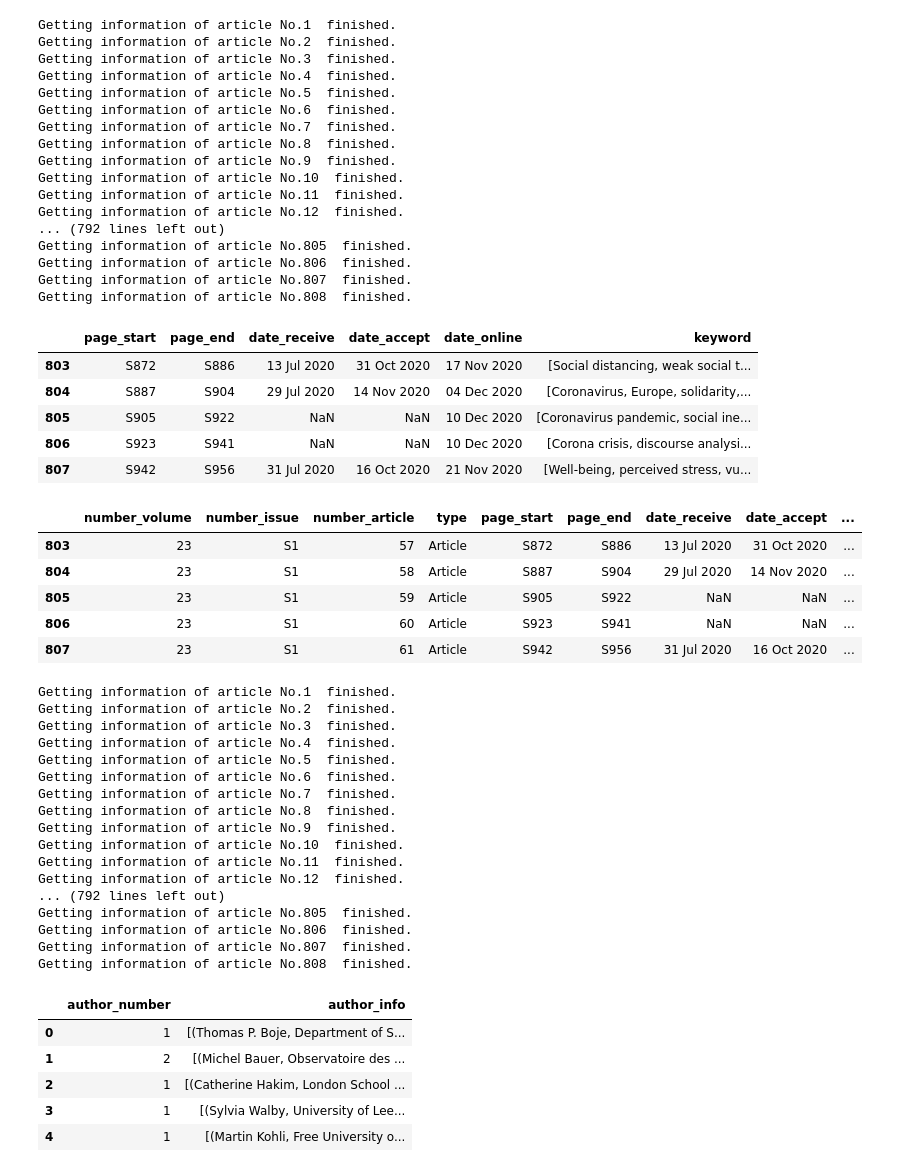
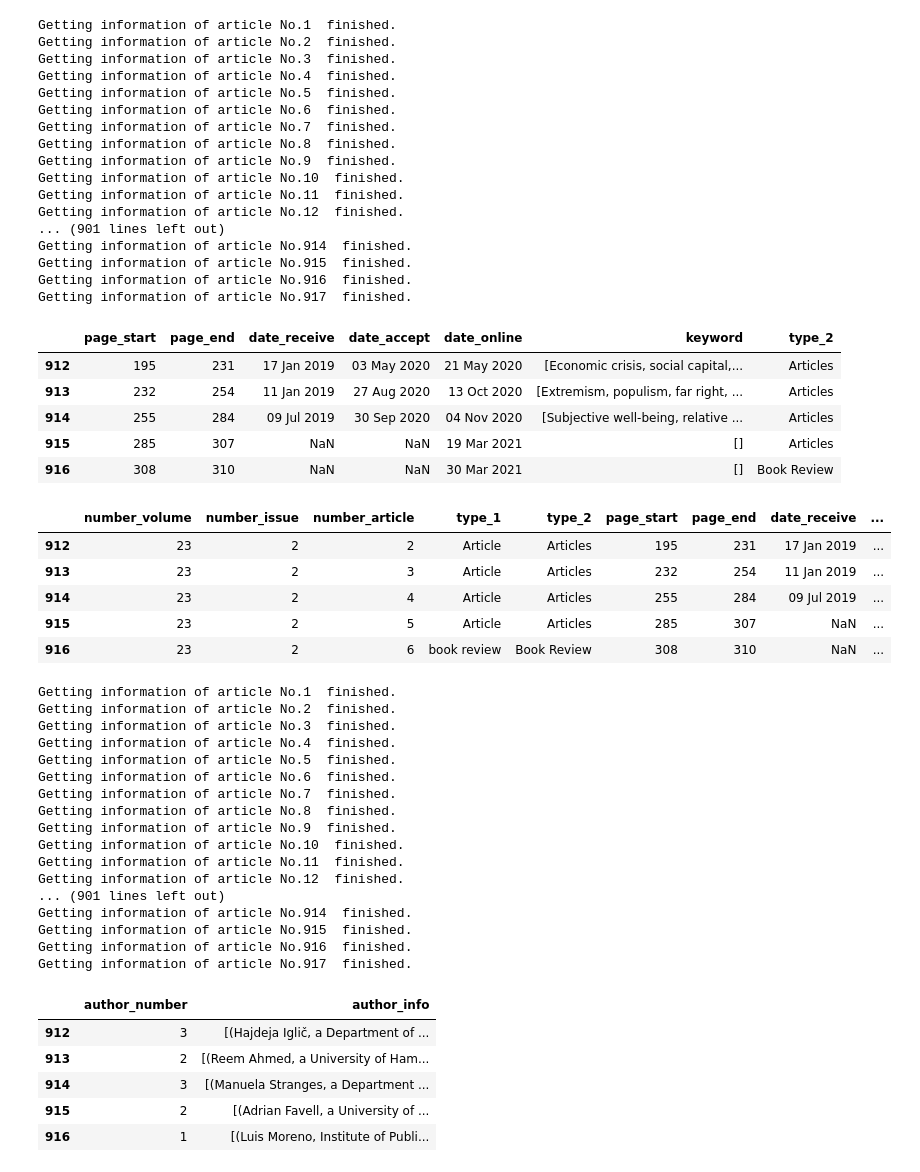
Before and after one commit to savourdxl/PopStudies_Review, a Jupyter notebook: code/step1_crawling data_information.ipynb, the cells around one changed output. Drawn from its saved outputs; the diff is of its cells as text; code cells hidden in the pictures.

```diff
--- a/code/step1_crawling data_information.ipynb
+++ b/code/step1_crawling data_information.ipynb
@@ -37,19 +37,22 @@ def get_info(i):
     web_content = response.content
     bs_obj=BeautifulSoup(web_content,'lxml').body
 
-    info_1 = pd.DataFrame(columns=["page_start","page_end","date_receive",
+    info_1 = pd.DataFrame(columns=["type_2", "page_start","page_end","date_receive",
                                    "date_accept","date_online","keyword"])
+
+    # type_2
+    type_2 = bs_obj.find_all(name='div', attrs={"class":"toc-heading"})[0].h3.string.strip('\n')
 
     # page
     try:
         page_str = bs_obj.find_all(name='span', attrs={"class":"contentItemPageRange"})[0].string
 
-        page_start = re.findall(r"Pages ([A-Za-z]?[0-9]+)-", page_str)[0]
-        page_end = re.findall(r"-([A-Za-z]?[0-9]+)\n", page_str)[0]
+        page_start = re.findall(r"Pages ([A-Za-z0-9]*)-", page_str)[0]
+        page_end = re.findall(r"-([A-Za-z0-9]*)\n", page_str)[0]
 
     except:
         try:
-            page_start = re.findall(r"Page ([A-Za-z]?[0-9]+)\n", page_str)[0]
+            page_start = re.findall(r"Page ([A-Za-z0-9]*)\n", page_str)[0]
             page_end = page_start
         except:
             page_start = np.nan
@@ -86,7 +89,7 @@ def get_info(i):
         keyword = []
 
     # add information
-    info_1.loc[i] = [page_start, page_end, date_receive, date_accept, date_online, keyword]
+    info_1.loc[i] = [type_2, page_start, page_end, date_receive, date_accept, date_online, keyword]
 
     return info_1
 # %%
@@ -112,33 +115,34 @@ Getting information of article No.9  finished.
 Getting information of article No.10  finished.
 Getting information of article No.11  finished.
 Getting information of article No.12  finished.
-... (792 lines left out)
-Getting information of article No.805  finished.
-Getting information of article No.806  finished.
-Getting information of article No.807  finished.
-Getting information of article No.808  finished.
+... (901 lines left out)
+Getting information of article No.914  finished.
+Getting information of article No.915  finished.
+Getting information of article No.916  finished.
+Getting information of article No.917  finished.
 # %%
 info_1_all.to_csv(path+'\\info\\info_1_o.csv',index=False,sep=',')
 info_1_all.tail()
 # %% [output]
-|  | page_start | page_end | date_receive | date_accept | date_online | keyword |
-| 803 | S872 | S886 | 13 Jul 2020 | 31 Oct 2020 | 17 Nov 2020 | [Social distancing, weak social t... |
-| 804 | S887 | S904 | 29 Jul 2020 | 14 Nov 2020 | 04 Dec 2020 | [Coronavirus, Europe, solidarity,... |
-| 805 | S905 | S922 | NaN | NaN | 10 Dec 2020 | [Coronavirus pandemic, social ine... |
-| 806 | S923 | S941 | NaN | NaN | 10 Dec 2020 | [Corona crisis, discourse analysi... |
-| 807 | S942 | S956 | 31 Jul 2020 | 16 Oct 2020 | 21 Nov 2020 | [Well-being, perceived stress, vu... |
+|  | page_start | page_end | date_receive | date_accept | date_online | keyword | type_2 |
+| 912 | 195 | 231 | 17 Jan 2019 | 03 May 2020 | 21 May 2020 | [Economic crisis, social capital,... | Articles |
+| 913 | 232 | 254 | 11 Jan 2019 | 27 Aug 2020 | 13 Oct 2020 | [Extremism, populism, far right, ... | Articles |
+| 914 | 255 | 284 | 09 Jul 2019 | 30 Sep 2020 | 04 Nov 2020 | [Subjective well-being, relative ... | Articles |
+| 915 | 285 | 307 | NaN | NaN | 19 Mar 2021 | [] | Articles |
+| 916 | 308 | 310 | NaN | NaN | 30 Mar 2021 | [] | Book Review |
 # %%
 # put information 0 and information 1 together (new information 1)
+info_1_all = info_1_all[["type_2","page_start","page_end","date_receive","date_accept","date_online","keyword"]]
 info_1_0 = pd.concat([info_0, info_1_all], axis=1)
 info_1_0.to_csv(path+'\\info\\info_1.csv',index=False,sep=',')
 info_1_0.tail()
 # %% [output]
-|  | number_volume | number_issue | number_article | type | page_start | page_end | date_receive | date_accept | ... |
-| 803 | 23 | S1 | 57 | Article | S872 | S886 | 13 Jul 2020 | 31 Oct 2020 | ... |
-| 804 | 23 | S1 | 58 | Article | S887 | S904 | 29 Jul 2020 | 14 Nov 2020 | ... |
-| 805 | 23 | S1 | 59 | Article | S905 | S922 | NaN | NaN | ... |
-| 806 | 23 | S1 | 60 | Article | S923 | S941 | NaN | NaN | ... |
-| 807 | 23 | S1 | 61 | Article | S942 | S956 | 31 Jul 2020 | 16 Oct 2020 | ... |
+|  | number_volume | number_issue | number_article | type_1 | type_2 | page_start | page_end | date_receive | ... |
+| 912 | 23 | 2 | 2 | Article | Articles | 195 | 231 | 17 Jan 2019 | ... |
+| 913 | 23 | 2 | 3 | Article | Articles | 232 | 254 | 11 Jan 2019 | ... |
+| 914 | 23 | 2 | 4 | Article | Articles | 255 | 284 | 09 Jul 2019 | ... |
+| 915 | 23 | 2 | 5 | Article | Articles | 285 | 307 | NaN | ... |
+| 916 | 23 | 2 | 6 | book review | Book Review | 308 | 310 | NaN | ... |
 # %%
 # part 2: information 2
 
@@ -217,21 +221,21 @@ Getting information of article No.9  finished.
 Getting information of article No.10  finished.
 Getting information of article No.11  finished.
 Getting information of article No.12  finished.
-... (792 lines left out)
-Getting information of article No.805  finished.
-Getting information of article No.806  finished.
-Getting information of article No.807  finished.
-Getting information of article No.808  finished.
+... (901 lines left out)
+Getting information of article No.914  finished.
+Getting information of article No.915  finished.
+Getting information of article No.916  finished.
+Getting information of article No.917  finished.
 # %%
 info_2_all.to_csv(path+'\\info\\info_2.csv',index=False,sep=',', encoding='utf_8_sig')
-info_2_all.head()
+info_2_all.tail()
 # %% [output]
 |  | author_number | author_info |
-| 0 | 1 | [(Thomas P. Boje, Department of S... |
-| 1 | 2 | [(Michel Bauer, Observatoire des ... |
-| 2 | 1 | [(Catherine Hakim, London School ... |
-| 3 | 1 | [(Sylvia Walby, University of Lee... |
-| 4 | 1 | [(Martin Kohli, Free University o... |
+| 912 | 3 | [(Hajdeja Iglič, a Department of ... |
+| 913 | 2 | [(Reem Ahmed, a University of Ham... |
+| 914 | 3 | [(Manuela Stranges, a Department ... |
+| 915 | 2 | [(Adrian Favell, a University of ... |
+| 916 | 1 | [(Luis Moreno, Institute of Publi... |
 # %%
 # part 3 : information 3
 
```
Also changed, not shown: parts of 9 cells of this notebook, 40 other files.
